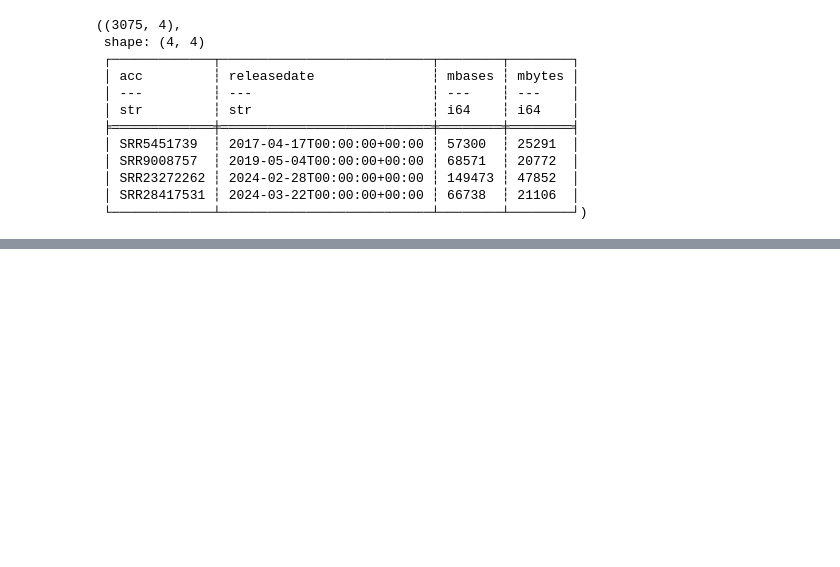
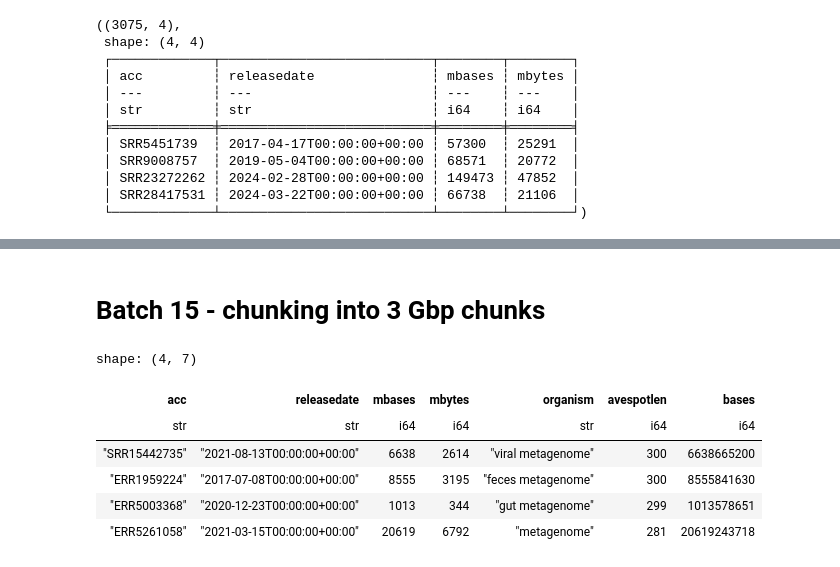
Before and after one commit to timbalam/singlem-sra-processing, a Jupyter notebook: cloud/argo/batch_creation.ipynb, the cells around one changed output, grey strips where cells are left out. Drawn from its saved outputs; the diff is of its cells as text; code cells hidden in the pictures; blank space fills up the shorter version.

Commit message:
argo: batch15 and chunk script.

```diff
--- a/cloud/argo/batch_creation.ipynb
+++ b/cloud/argo/batch_creation.ipynb
@@ -266,0 +304,16 @@ batch14_possible.sample(fraction=1).select('acc').write_csv('runlists/batch14_30
+# %% [markdown]
+# Batch 15 - chunking into 3 Gbp chunks
+# %%
+# ben in 🌐 b2 in sandpiper/sra_metadata/shotgun_sra_20250220 on  main [!?] via singlem-dev 20250324 took 48s
+# ➜  jq -rc '[.acc,.releasedate,.mbases,.mbytes,.organism,.avgspotlen, (.attributes[] | select(.k == "bases") | .v)] |@csv' <(cat *) |pigz >../sra_metadata_20250220.some_columns3.csv.gz
+df = pl.read_csv('~/git/sandpiper/sra_metadata/sra_metadata_20250220.some_columns3.csv.gz', has_header=False)
+df.columns = ['acc','releasedate','mbases','mbytes','organism','avespotlen','bases']
+df[:4]
+# %% [output]
+shape: (4, 7)
+| acc | releasedate | mbases | mbytes | organism | avespotlen | bases |
+| str | str | i64 | i64 | str | i64 | i64 |
+| "SRR15442735" | "2021-08-13T00:00:00+00:00" | 6638 | 2614 | "viral metagenome" | 300 | 6638665200 |
+| "ERR1959224" | "2017-07-08T00:00:00+00:00" | 8555 | 3195 | "feces metagenome" | 300 | 8555841630 |
+| "ERR5003368" | "2020-12-23T00:00:00+00:00" | 1013 | 344 | "gut metagenome" | 299 | 1013578651 |
+| "ERR5261058" | "2021-03-15T00:00:00+00:00" | 20619 | 6792 | "metagenome" | 281 | 20619243718 |
```
Also changed, not shown: parts of 11 cells of this notebook, 4 other files.
